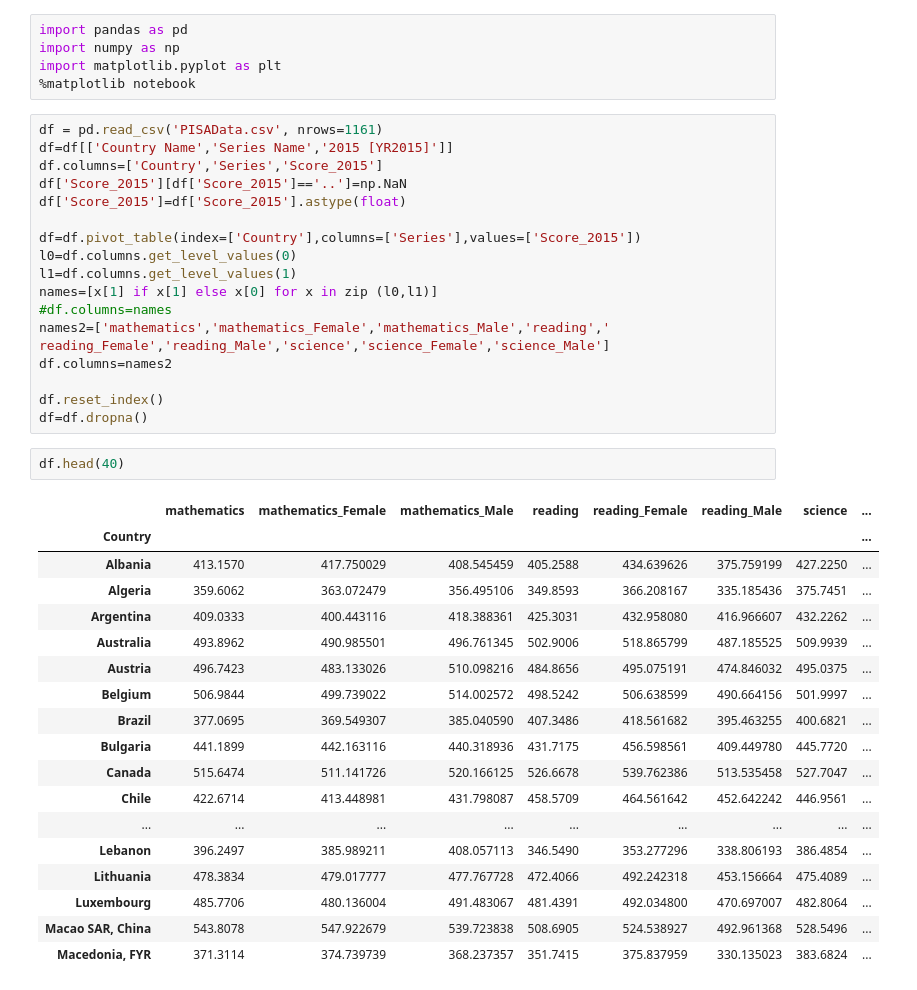
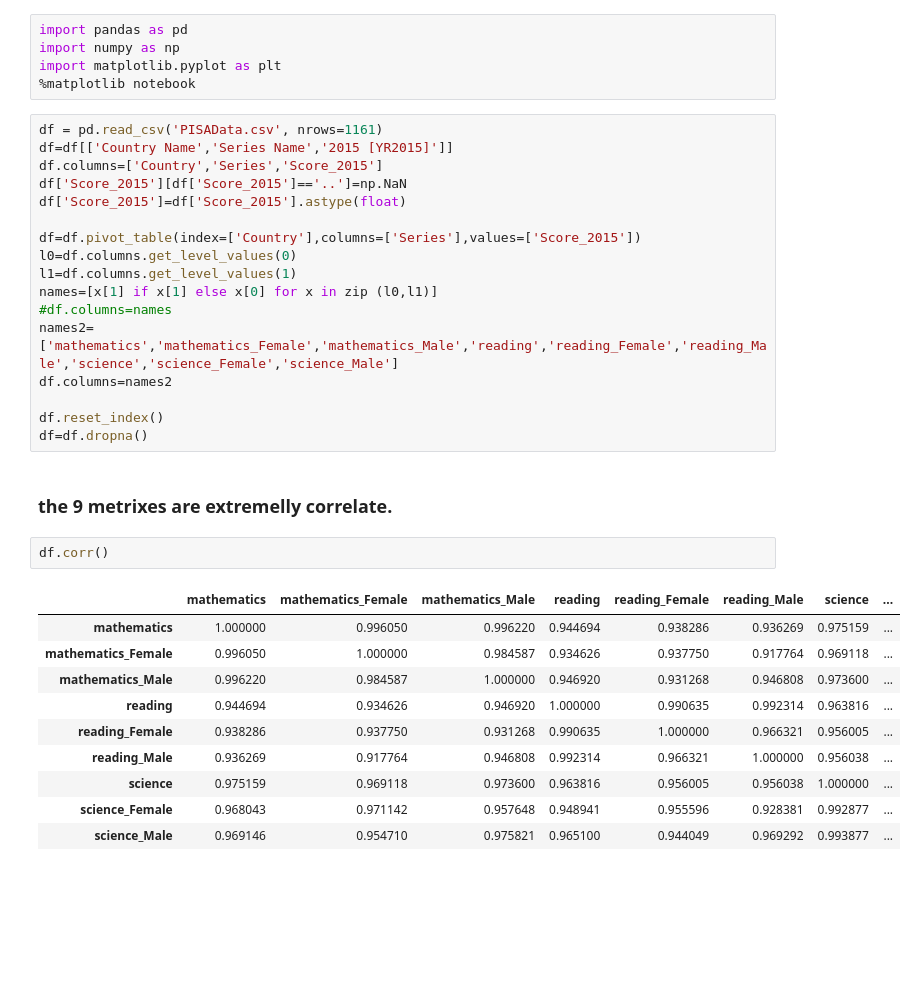
Before and after one commit to EnzoCalogero/Python_DataScience, a Jupyter notebook: course2/Assignment4.ipynb, the cells around one changed output. Drawn from its saved outputs; the diff is of its cells as text; blank space fills up the shorter version.

```diff
--- a/course2/Assignment4.ipynb
+++ b/course2/Assignment4.ipynb
@@ -55,29 +55,23 @@ l0=df.columns.get_level_values(0)
 l1=df.columns.get_level_values(1)
 names=[x[1] if x[1] else x[0] for x in zip (l0,l1)]
 #df.columns=names
-names2=['mathematics','mathematics_Female','mathematics_Male','reading',' reading_Female','reading_Male','science','science_Female','science_Male']
+names2=['mathematics','mathematics_Female','mathematics_Male','reading','reading_Female','reading_Male','science','science_Female','science_Male']
 df.columns=names2
 
 df.reset_index()
 df=df.dropna()
-# %%
-df.head(40)
-# %% [output]
-|  | mathematics | mathematics_Female | mathematics_Male | reading | reading_Female | reading_Male | science | ... |
-| Country |  |  |  |  |  |  |  | ... |
-| Albania | 413.1570 | 417.750029 | 408.545459 | 405.2588 | 434.639626 | 375.759199 | 427.2250 | ... |
-| Algeria | 359.6062 | 363.072479 | 356.495106 | 349.8593 | 366.208167 | 335.185436 | 375.7451 | ... |
-| Argentina | 409.0333 | 400.443116 | 418.388361 | 425.3031 | 432.958080 | 416.966607 | 432.2262 | ... |
-| Australia | 493.8962 | 490.985501 | 496.761345 | 502.9006 | 518.865799 | 487.185525 | 509.9939 | ... |
-| Austria | 496.7423 | 483.133026 | 510.098216 | 484.8656 | 495.075191 | 474.846032 | 495.0375 | ... |
-| Belgium | 506.9844 | 499.739022 | 514.002572 | 498.5242 | 506.638599 | 490.664156 | 501.9997 | ... |
-| Brazil | 377.0695 | 369.549307 | 385.040590 | 407.3486 | 418.561682 | 395.463255 | 400.6821 | ... |
-| Bulgaria | 441.1899 | 442.163116 | 440.318936 | 431.7175 | 456.598561 | 409.449780 | 445.7720 | ... |
-| Canada | 515.6474 | 511.141726 | 520.166125 | 526.6678 | 539.762386 | 513.535458 | 527.7047 | ... |
-| Chile | 422.6714 | 413.448981 | 431.798087 | 458.5709 | 464.561642 | 452.642242 | 446.9561 | ... |
-| ... | ... | ... | ... | ... | ... | ... | ... | ... |
-| Lebanon | 396.2497 | 385.989211 | 408.057113 | 346.5490 | 353.277296 | 338.806193 | 386.4854 | ... |
-| Lithuania | 478.3834 | 479.017777 | 477.767728 | 472.4066 | 492.242318 | 453.156664 | 475.4089 | ... |
-| Luxembourg | 485.7706 | 480.136004 | 491.483067 | 481.4391 | 492.034800 | 470.697007 | 482.8064 | ... |
-| Macao SAR, China | 543.8078 | 547.922679 | 539.723838 | 508.6905 | 524.538927 | 492.961368 | 528.5496 | ... |
-| Macedonia, FYR | 371.3114 | 374.739739 | 368.237357 | 351.7415 | 375.837959 | 330.135023 | 383.6824 | ... |
+# %% [markdown]
+### the 9 metrixes are extremelly correlate.
+# %%
+df.corr()
+# %% [output]
+|  | mathematics | mathematics_Female | mathematics_Male | reading | reading_Female | reading_Male | science | ... |
+| mathematics | 1.000000 | 0.996050 | 0.996220 | 0.944694 | 0.938286 | 0.936269 | 0.975159 | ... |
+| mathematics_Female | 0.996050 | 1.000000 | 0.984587 | 0.934626 | 0.937750 | 0.917764 | 0.969118 | ... |
+| mathematics_Male | 0.996220 | 0.984587 | 1.000000 | 0.946920 | 0.931268 | 0.946808 | 0.973600 | ... |
+| reading | 0.944694 | 0.934626 | 0.946920 | 1.000000 | 0.990635 | 0.992314 | 0.963816 | ... |
+| reading_Female | 0.938286 | 0.937750 | 0.931268 | 0.990635 | 1.000000 | 0.966321 | 0.956005 | ... |
+| reading_Male | 0.936269 | 0.917764 | 0.946808 | 0.992314 | 0.966321 | 1.000000 | 0.956038 | ... |
+| science | 0.975159 | 0.969118 | 0.973600 | 0.963816 | 0.956005 | 0.956038 | 1.000000 | ... |
+| science_Female | 0.968043 | 0.971142 | 0.957648 | 0.948941 | 0.955596 | 0.928381 | 0.992877 | ... |
+| science_Male | 0.969146 | 0.954710 | 0.975821 | 0.965100 | 0.944049 | 0.969292 | 0.993877 | ... |
```
Also changed, not shown: parts of 10 cells of this notebook.
